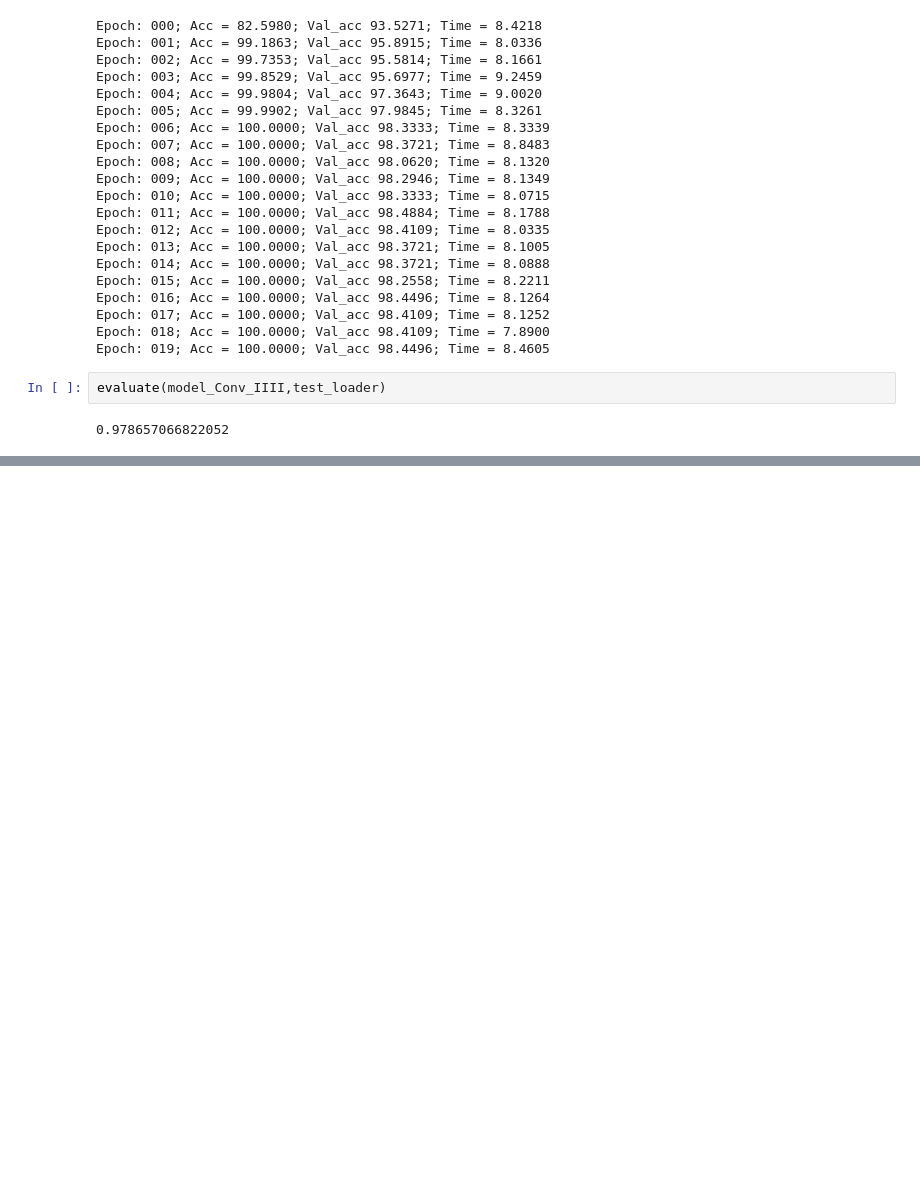
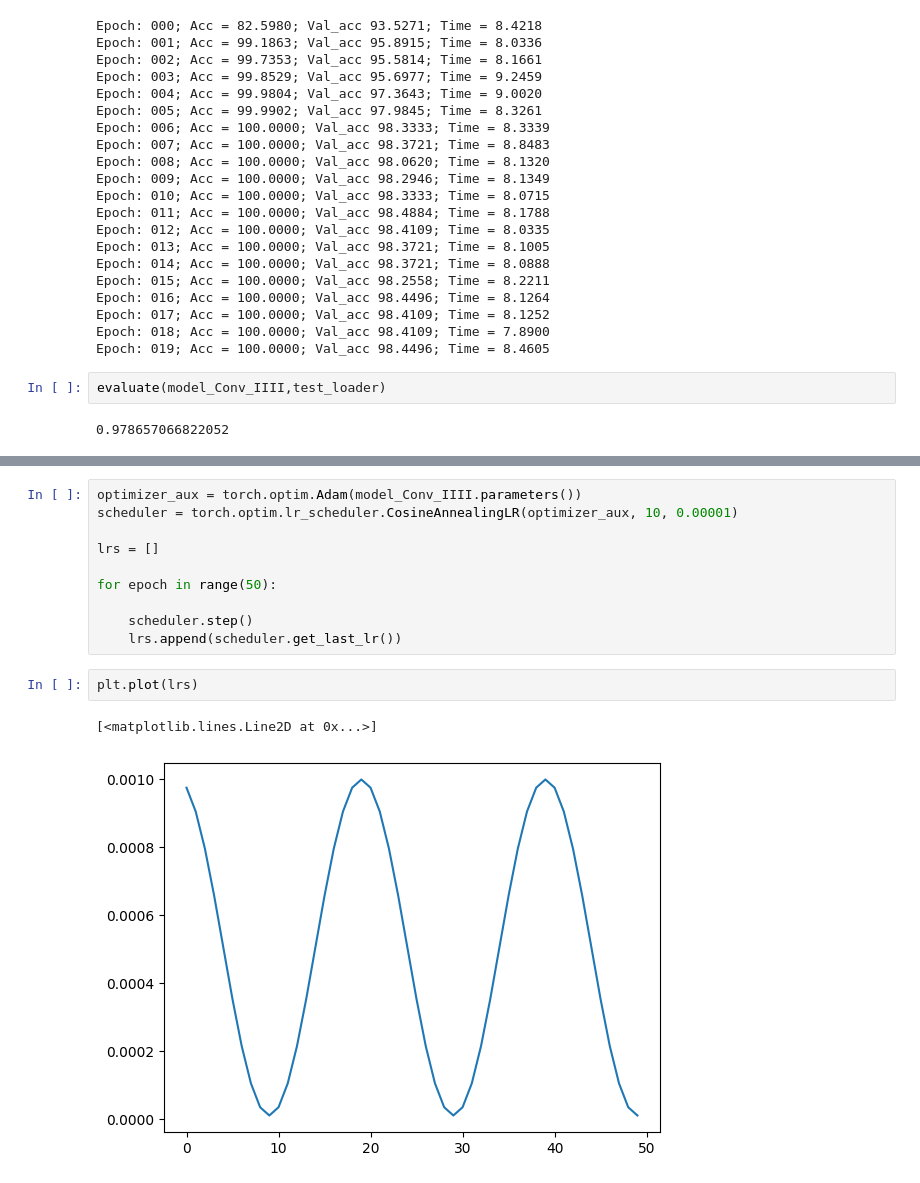
Before and after one commit to PauloPHPC/UMINHO-Visao-por-Computador, a Jupyter notebook: AULA 8/validation-torch - empty.ipynb, the cells around one changed output, grey strips where cells are left out. Drawn from its saved outputs; the diff is of its cells as text; blank space fills up the shorter version.

```diff
--- a/AULA 8/validation-torch - empty.ipynb
+++ b/AULA 8/validation-torch - empty.ipynb
@@ -400,0 +426,15 @@ evaluate(model_Conv_IIII,test_loader)
+# %%
+optimizer_aux = torch.optim.Adam(model_Conv_IIII.parameters())
+scheduler = torch.optim.lr_scheduler.CosineAnnealingLR(optimizer_aux, 10, 0.00001)
+
+lrs = []
+
+for epoch in range(50):
+
+    scheduler.step()
+    lrs.append(scheduler.get_last_lr())
+# %%
+plt.plot(lrs)
+# %% [output]
+[<matplotlib.lines.Line2D at 0x...>]
+[figure, added]
```
Also changed, not shown: parts of 6 cells of this notebook, 1 other file.
